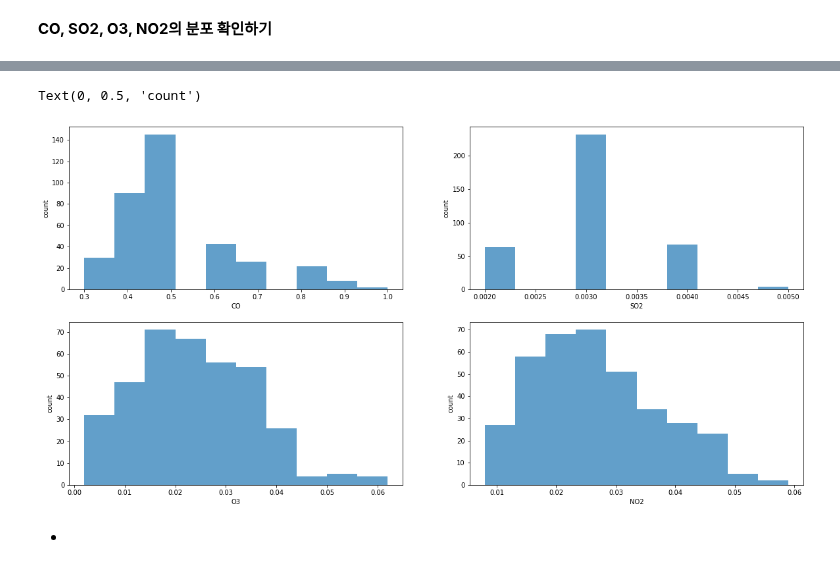
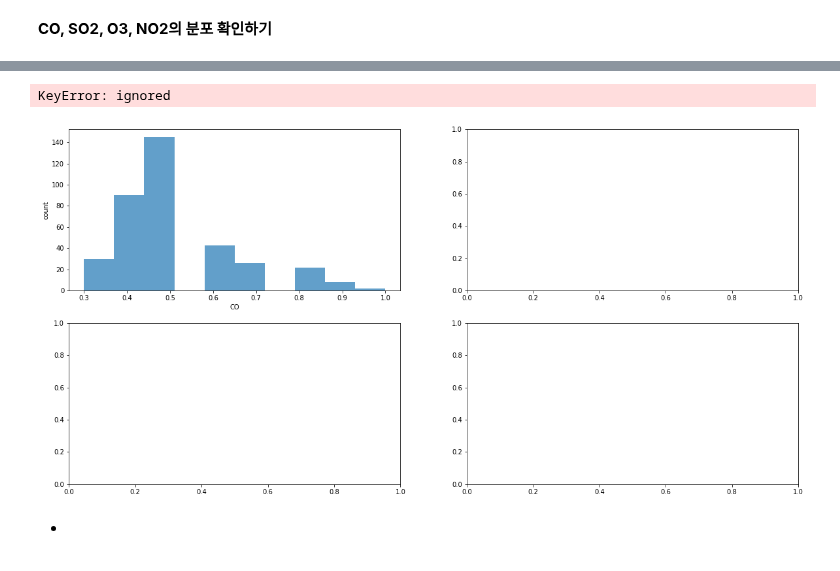
Before and after one commit to mjiii25/posco-academy, a Jupyter notebook: Big-Data/Assignment-1/vitalfew-graph.ipynb, the cells around one changed output, grey strips where cells are left out. Drawn from its saved outputs; the diff is of its cells as text; code cells hidden in the pictures.

```diff
--- a/Big-Data/Assignment-1/vitalfew-graph.ipynb
+++ b/Big-Data/Assignment-1/vitalfew-graph.ipynb
@@ -211,23 +310,23 @@ result
 # %%
 fig, axes = plt.subplots(2, 2, figsize = (20,10))
 
 axes[0,0].hist(df_raw_x['CO'], label = 'CO', alpha = 0.7)
 axes[0,0].set_xlabel('CO')
 axes[0,0].set_ylabel('count')
 
-axes[0,1].hist(df_raw_x['SO2'], label = 'SO2', alpha = 0.7)
+axes[0,1].bar(df_raw_x['SO2'], height = df_raw_x.loc[:, 'PM10'])
 axes[0,1].set_xlabel('SO2')
 axes[0,1].set_ylabel('count')
 
 axes[1,0].hist(df_raw_x['O3'], label = 'O3', alpha = 0.7)
 axes[1,0].set_xlabel('O3')
 axes[1,0].set_ylabel('count')
 
 axes[1,1].hist(df_raw_x['NO2'], label = 'NO2', alpha = 0.7)
 axes[1,1].set_xlabel('NO2')
 axes[1,1].set_ylabel('count')
 # %% [output]
-Text(0, 0.5, 'count')
+KeyError: ignored
-[figure, old version]
+[figure, new version]
 # %% [markdown]
 -
```
Also changed, not shown: parts of 8 cells of this notebook.
